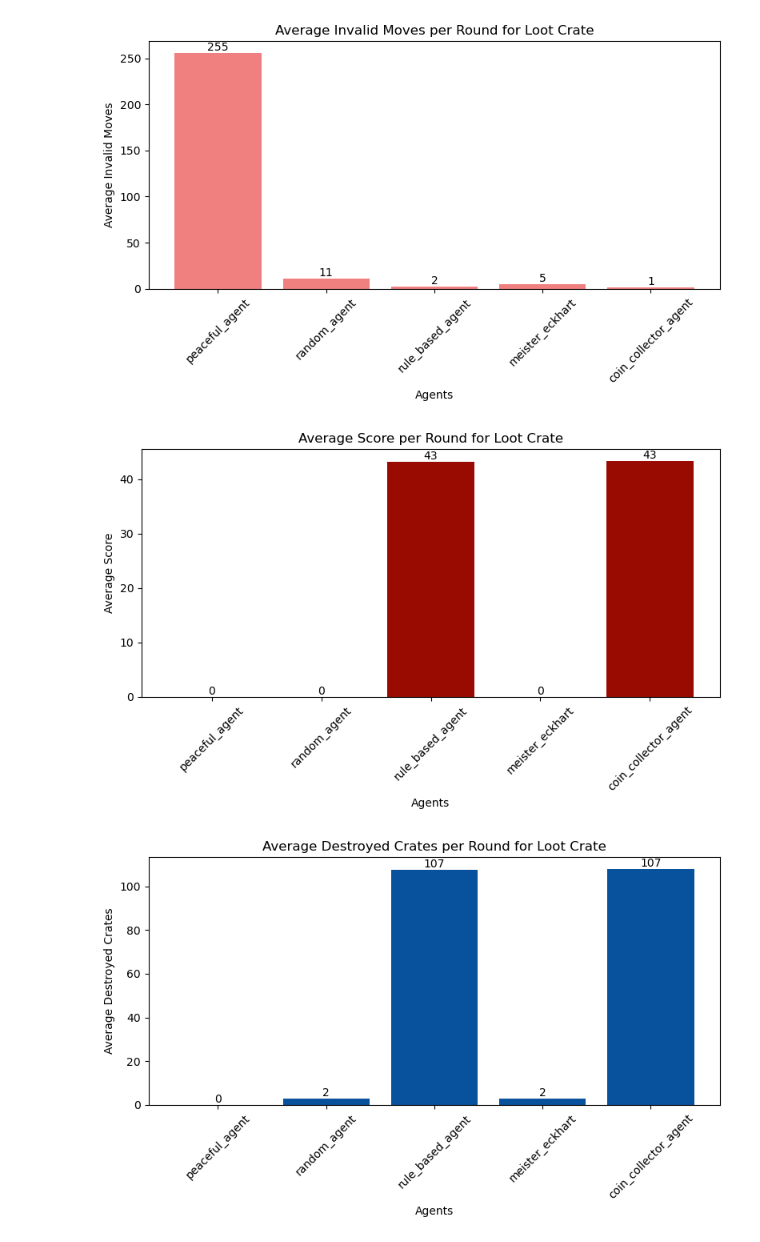
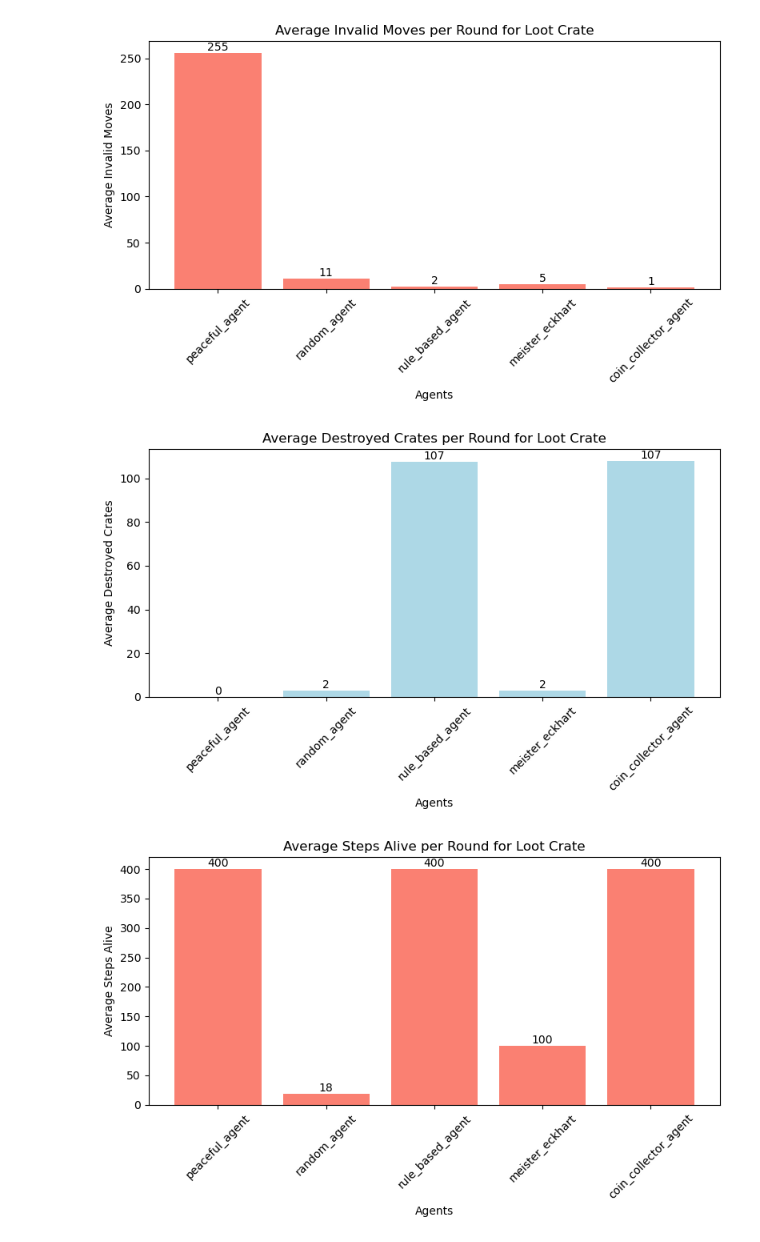
Before and after one commit to PrioteasaAndrei/bomberman-reinforcement-learning, a Jupyter notebook: experiments.ipynb, the cells around one changed output. Cells and saved outputs as stored; diff of their text form; code cells hidden in the pictures.

Commit message:
Last plots

```diff
--- a/experiments.ipynb
+++ b/experiments.ipynb
@@ -121,7 +121,7 @@ plt.show()
 # %%
 #Average Invalid Moves per Round
 plt.figure(figsize=(8, 5))
-bars = plt.bar(agents, average_invalid_moves, color='lightcoral')
+bars = plt.bar(agents, average_invalid_moves, color='salmon')
 plt.title('Average Invalid Moves per Round for Coin-Heaven')
 plt.xlabel('Agents')
 plt.ylabel('Average Invalid Moves')
@@ -235,7 +235,7 @@ File: random_agent_loot_crate_500.json
 # Average Coins per Round
 agents = ['peaceful_agent', 'random_agent', 'rule_based_agent', 'meister_eckhart', 'coin_collector_agent']
 plt.figure(figsize=(8, 5))
-bars = plt.bar(agents, average_coins, color='skyblue')
+bars = plt.bar(agents, average_coins, color='lightblue')
 plt.title('Average Coins per Round for Loot Crate')
 plt.xlabel('Agents')
 plt.ylabel('Average Coins')
@@ -252,7 +252,7 @@ plt.show()
 #Average Invalid Moves per Round
 agents = ['peaceful_agent', 'random_agent', 'rule_based_agent', 'meister_eckhart', 'coin_collector_agent']
 plt.figure(figsize=(8, 5))
-bars = plt.bar(agents, average_invalid_moves, color='lightcoral')
+bars = plt.bar(agents, average_invalid_moves, color='salmon')
 plt.title('Average Invalid Moves per Round for Loot Crate')
 plt.xlabel('Agents')
 plt.ylabel('Average Invalid Moves')
@@ -266,36 +266,36 @@ plt.show()
 # %% [output]
 [figure]
 # %%
-#Average Score per Round
+#Average Destroyed Crates per Round
 agents = ['peaceful_agent', 'random_agent', 'rule_based_agent', 'meister_eckhart', 'coin_collector_agent']
 plt.figure(figsize=(8, 5))
-bars = plt.bar(agents, average_score, color='#990B00')
-plt.title('Average Score per Round for Loot Crate')
+bars = plt.bar(agents, average_destroyed_crates, color='lightblue')
+plt.title('Average Destroyed Crates per Round for Loot Crate')
 plt.xlabel('Agents')
-plt.ylabel('Average Score')
-plt.xticks(rotation=45)
+plt.ylabel('Average Destroyed Crates')
 for bar in bars:
     yval = bar.get_height()  # Get the height of the bar
     plt.text(bar.get_x() + bar.get_width()/2, yval, int(yval), ha='center', va='bottom', fontsize=10)
+plt.xticks(rotation=45)
 plt.tight_layout()  # Adjust layout to prevent clipping
-plt.savefig('plots/loot-crate/average_score_per_round_loot_crate.png', dpi=300)  # Save the figure with high resolution
+plt.savefig('plots/loot-crate/average_destroyed_crates_per_round_loot_crate.png', dpi=300)  # Save the figure with high resolution
 plt.show()
 # %% [output]
-[figure, old version]
+[figure, new version]
 # %%
-#Average Destroyed Crates per Round
+#Average Steps Alive per Round
 agents = ['peaceful_agent', 'random_agent', 'rule_based_agent', 'meister_eckhart', 'coin_collector_agent']
 plt.figure(figsize=(8, 5))
-bars = plt.bar(agents, average_destroyed_crates, color='#08519C')
-plt.title('Average Destroyed Crates per Round for Loot Crate')
+bars = plt.bar(agents, average_steps_alive, color='salmon')
+plt.title('Average Steps Alive per Round for Loot Crate')
 plt.xlabel('Agents')
-plt.ylabel('Average Destroyed Crates')
+plt.ylabel('Average Steps Alive')
 for bar in bars:
     yval = bar.get_height()  # Get the height of the bar
     plt.text(bar.get_x() + bar.get_width()/2, yval, int(yval), ha='center', va='bottom', fontsize=10)
 plt.xticks(rotation=45)
 plt.tight_layout()  # Adjust layout to prevent clipping
-plt.savefig('plots/loot-crate/average_destroyed_crates_per_round_loot_crate.png', dpi=300)  # Save the figure with high resolution
+plt.savefig('plots/loot-crate/average_steps_alive_per_round_loot_crate.png', dpi=300)  # Save the figure with high resolution
 plt.show()
 # %% [output]
-[figure, old version]
+[figure, new version]
```
Also changed, not shown: parts of 8 cells of this notebook, 14 other files.
